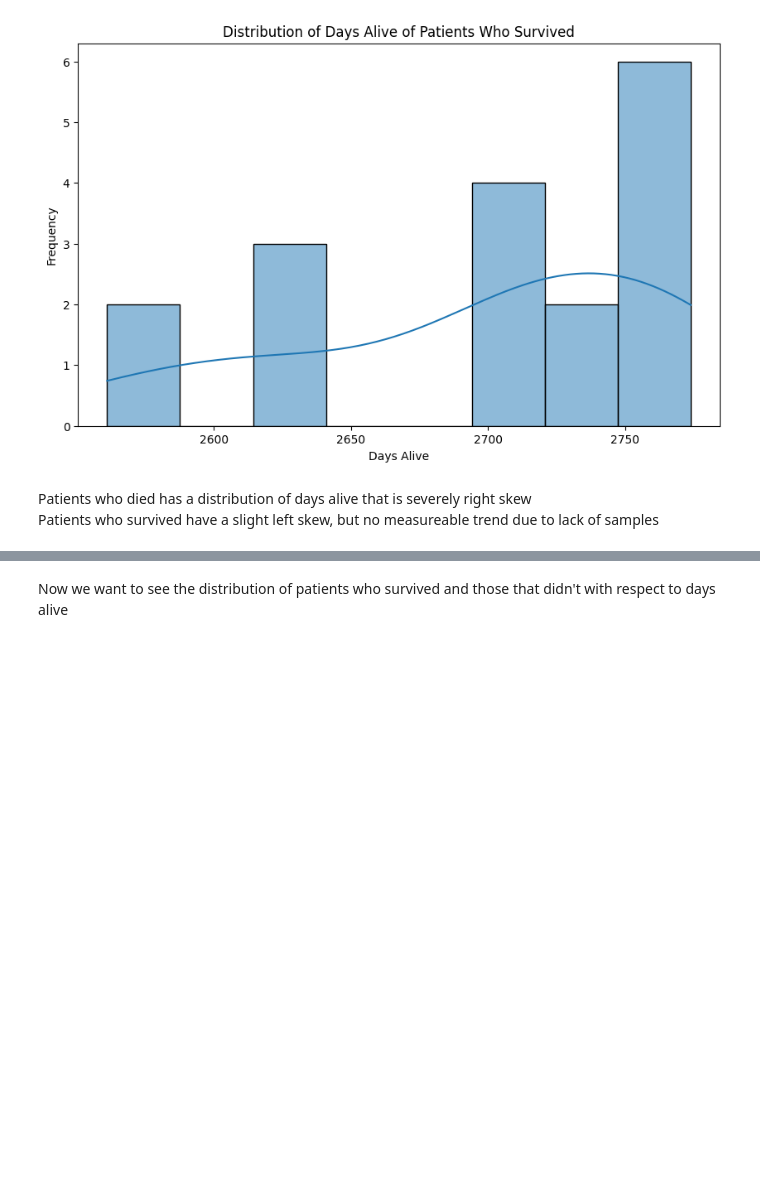
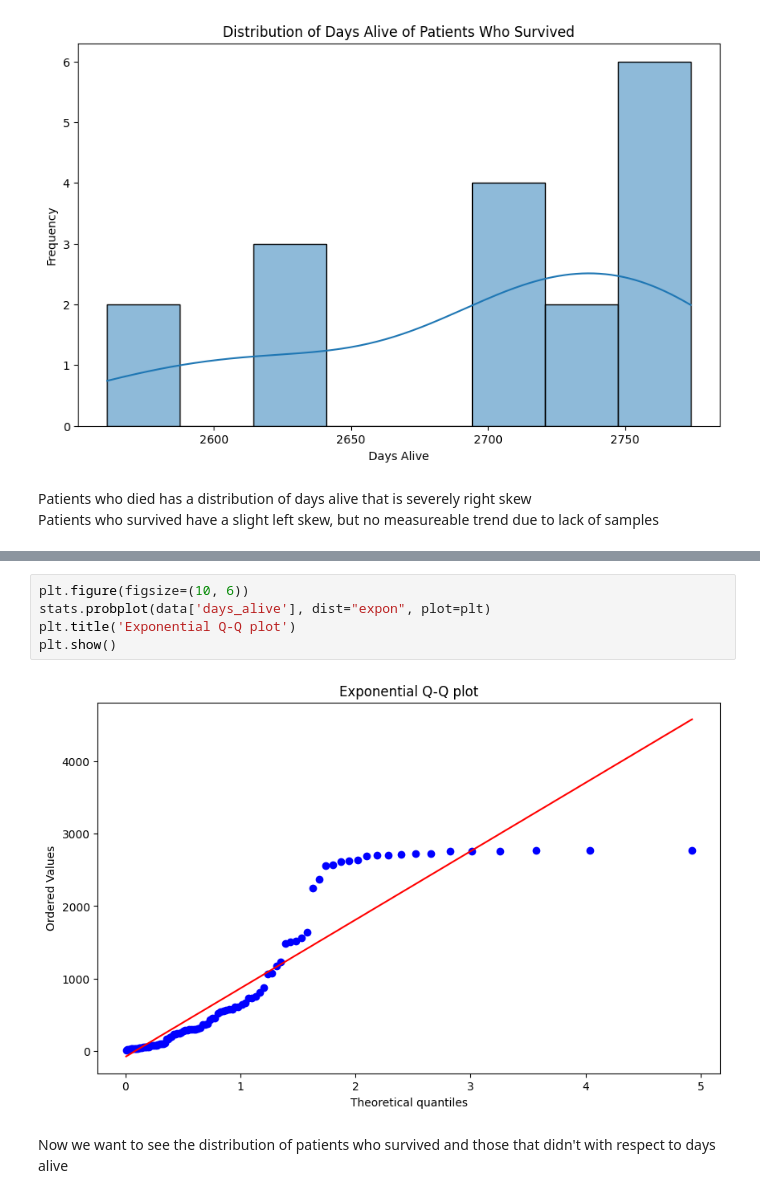
Before and after one commit to alan-w25/Cancer-Capstone, a Jupyter notebook: delfi/delfi_exploration.ipynb, the cells around one changed output, grey strips where cells are left out. Cells and saved outputs as stored; diff of their text form; blank space fills up the shorter version.

```diff
--- a/delfi/delfi_exploration.ipynb
+++ b/delfi/delfi_exploration.ipynb
@@ -217,3 +245,10 @@ Patients who survived have a slight left skew, but no measureable trend due to l
+# %%
+plt.figure(figsize=(10, 6))
+stats.probplot(data['days_alive'], dist="expon", plot=plt)
+plt.title('Exponential Q-Q plot')
+plt.show()
+# %% [output]
+[figure, added]
 # %% [markdown]
 Now we want to see the distribution of patients who survived and those that didn't with respect to days alive
 # %%
```
Also changed, not shown: parts of 5 cells of this notebook.
